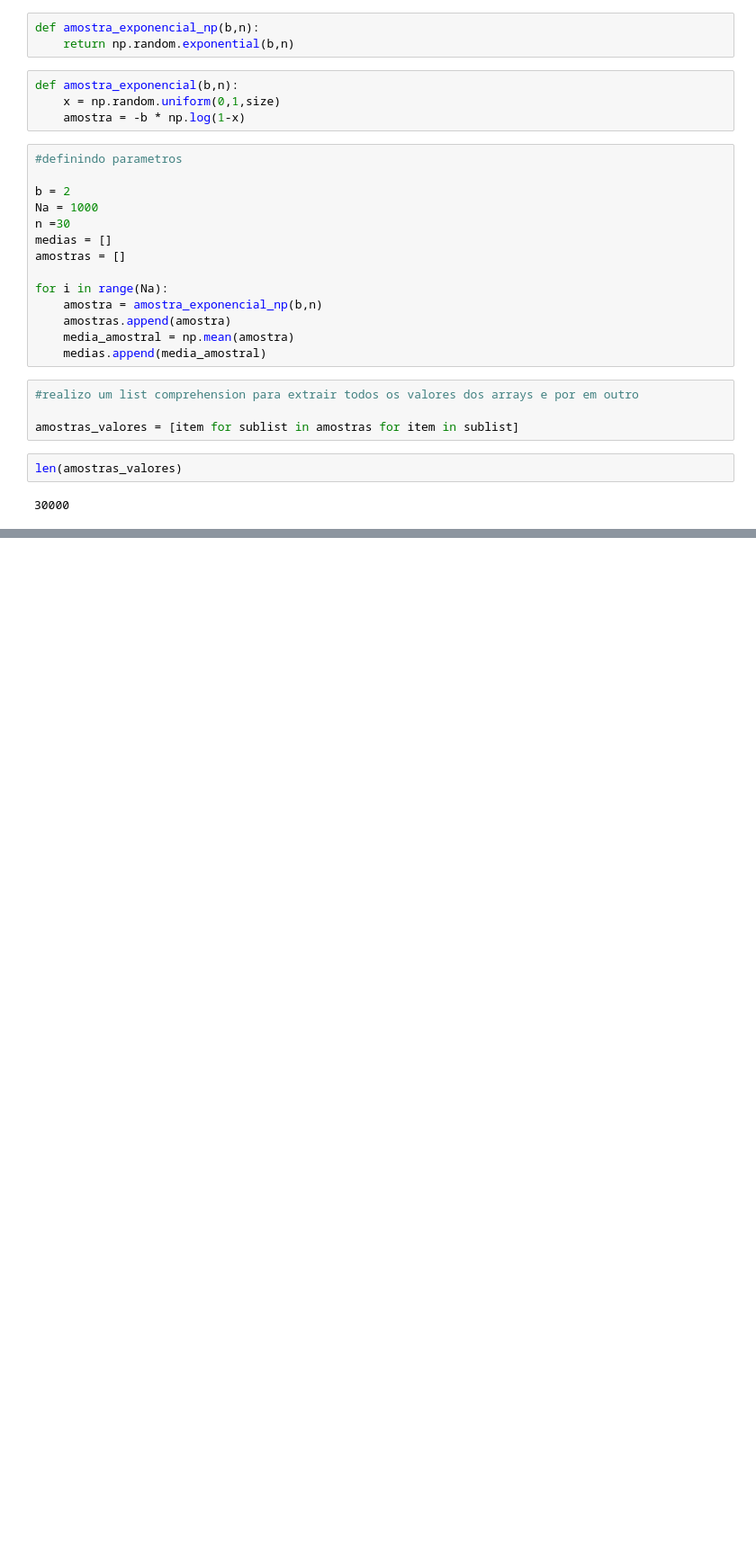
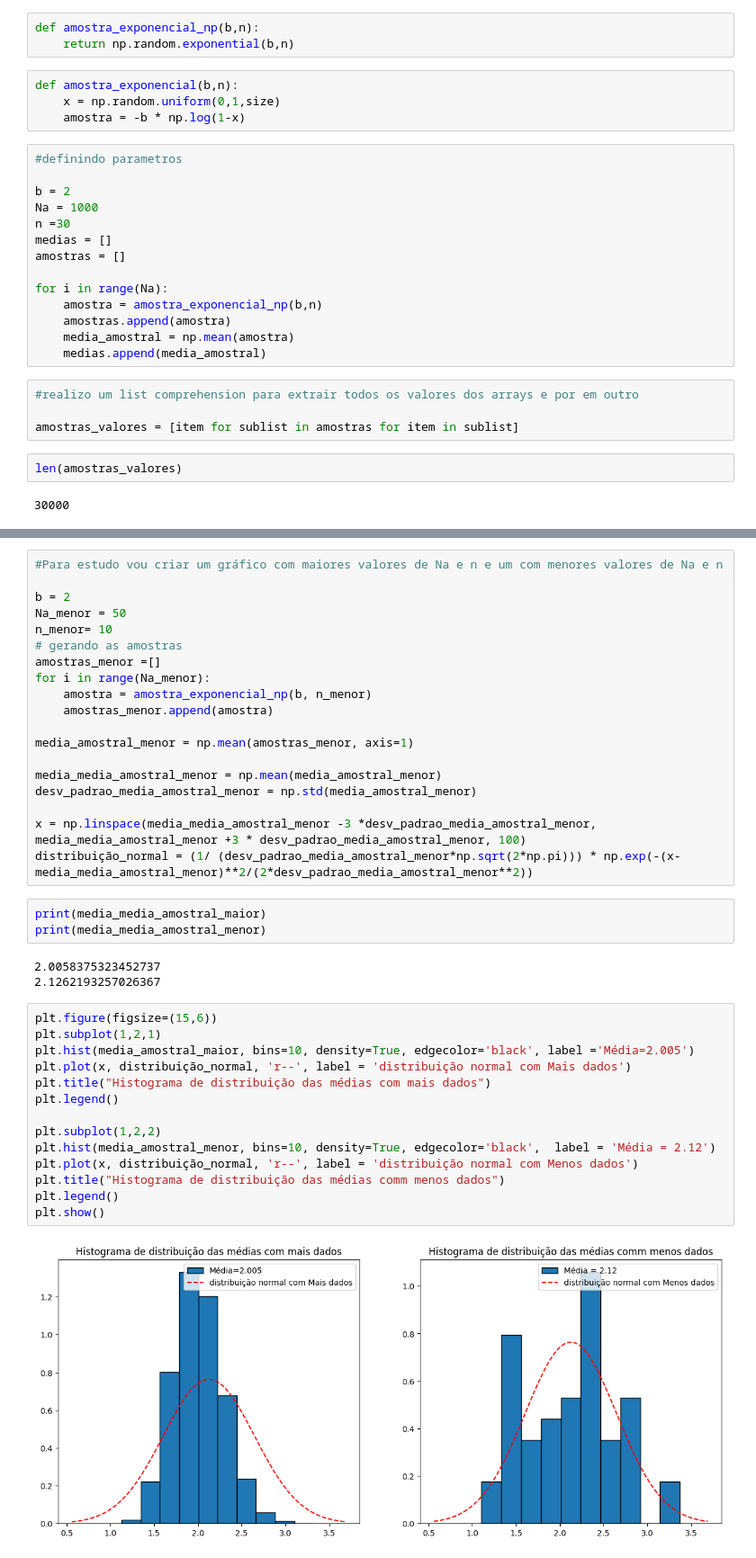
Before and after one commit to pultrini/Fisica_computacional, a Jupyter notebook: questao1.ipynb, the cells around one changed output, grey strips where cells are left out. Shown at 90% size. Saved outputs shown, nothing was run; the diff lists cells and outputs as text; blank space fills up the shorter version.

```diff
--- a/questao1.ipynb
+++ b/questao1.ipynb
@@ -112,0 +106,41 @@ plt.plot(x, fdp)
+# %%
+#Para estudo vou criar um gráfico com maiores valores de Na e n e um com menores valores de Na e n
+
+b = 2
+Na_menor = 50
+n_menor= 10
+# gerando as amostras
+amostras_menor =[]
+for i in range(Na_menor):
+    amostra = amostra_exponencial_np(b, n_menor)
+    amostras_menor.append(amostra)
+
+media_amostral_menor = np.mean(amostras_menor, axis=1)
+
+media_media_amostral_menor = np.mean(media_amostral_menor)
+desv_padrao_media_amostral_menor = np.std(media_amostral_menor)
+
+x = np.linspace(media_media_amostral_menor -3 *desv_padrao_media_amostral_menor, media_media_amostral_menor +3 * desv_padrao_media_amostral_menor, 100)
+distribuição_normal = (1/ (desv_padrao_media_amostral_menor*np.sqrt(2*np.pi))) * np.exp(-(x-media_media_amostral_menor)**2/(2*desv_padrao_media_amostral_menor**2))
+# %%
+print(media_media_amostral_maior)
+print(media_media_amostral_menor)
+# %% [output]
+2.0058375323452737
+2.1262193257026367
+# %%
+plt.figure(figsize=(15,6))
+plt.subplot(1,2,1)
+plt.hist(media_amostral_maior, bins=10, density=True, edgecolor='black', label ='Média=2.005')
+plt.plot(x, distribuição_normal, 'r--', label = 'distribuição normal com Mais dados')
+plt.title("Histograma de distribuição das médias com mais dados")
+plt.legend()
+
+plt.subplot(1,2,2)
+plt.hist(media_amostral_menor, bins=10, density=True, edgecolor='black',  label = 'Média = 2.12')
+plt.plot(x, distribuição_normal, 'r--', label = 'distribuição normal com Menos dados')
+plt.title("Histograma de distribuição das médias comm menos dados")
+plt.legend()
+plt.show()
+# %% [output]
+[figure, added]
```
Also changed, not shown: parts of 20 cells of this notebook.
